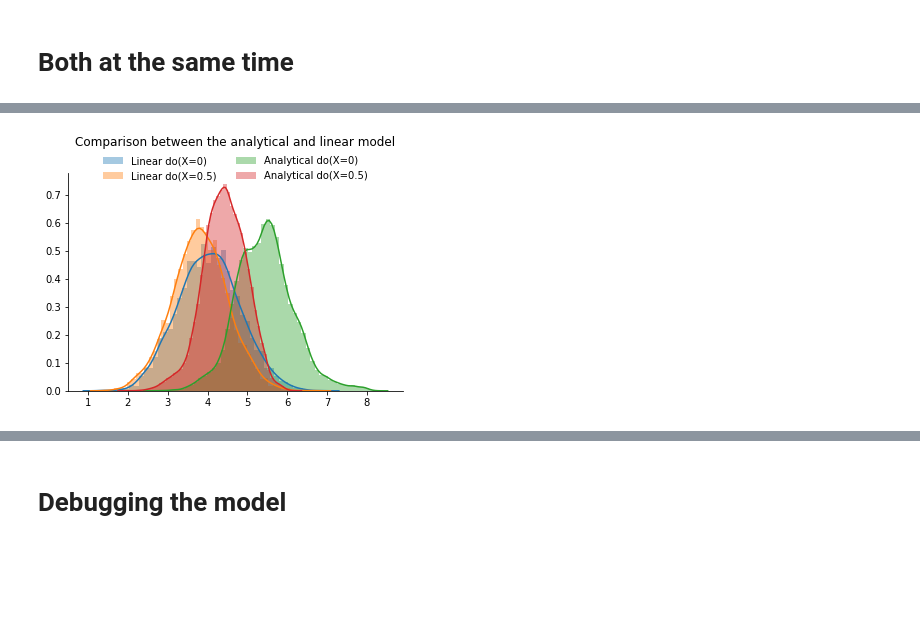
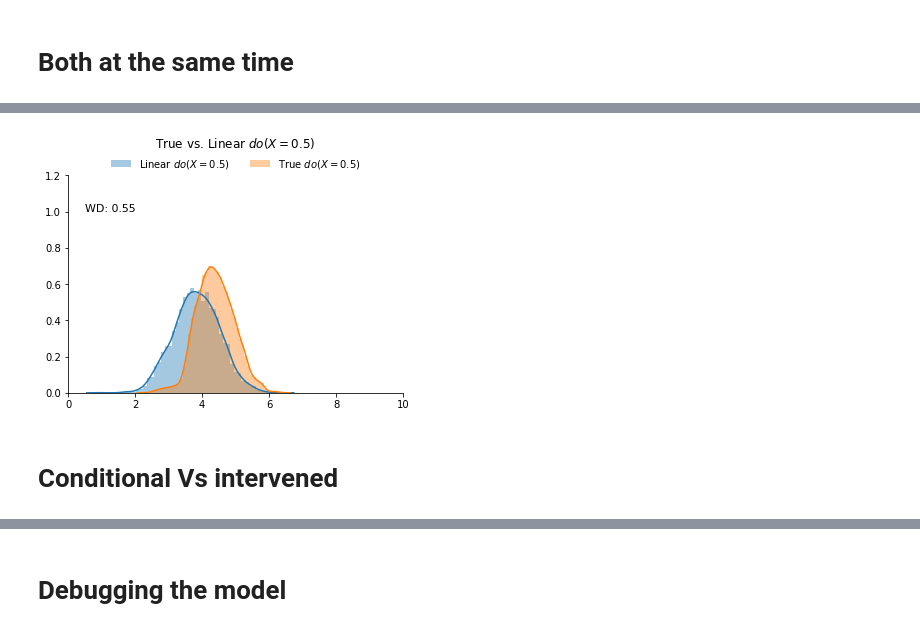
Before and after one commit to Chechgm/causal_effect_estimation_using_nade, a Jupyter notebook: 5-Front_door.ipynb, the cells around one changed output, grey strips where cells are left out. Saved outputs shown, nothing was run; the diff lists cells and outputs as text; code cells hidden in the pictures; blank space fills up the shorter version.

```diff
--- a/5-Front_door.ipynb
+++ b/5-Front_door.ipynb
@@ -149,12 +172,24 @@ tensor(-0.2229, grad_fn=<SubBackward0>)
 # %%
-ax = sns.distplot((mu_ZX_Y_0*data.sd[2]).detach().numpy(), label="Linear do(X=0)")
-ax = sns.distplot((mu_ZX_Y_05*data.sd[2]).detach().numpy(), label="Linear do(X=0.5)")
-ax = sns.distplot(test_1_0, label="Analytical do(X=0)")
-ax = sns.distplot(test_1_05, label="Analytical do(X=0.5)")
-plt.title("Comparison between the analytical and linear model", y=1.10)
+#ax = sns.distplot((mu_ZX_Y_0*data.sd[2]).detach().numpy(), label="Linear $do(X=0)$")
+ax = sns.distplot((mu_ZX_Y_05*data.sd[2]).detach().numpy(), label="Linear $do(X=0.5)$")
+#ax = sns.distplot(test_1_0, label="True $do(X=0)$")
+ax = sns.distplot(test_1_05, label="True $do(X=0.5)$")
+
+#plt.title("True vs. Linear $do(X=0)$", y=1.10)
+plt.title("True vs. Linear $do(X=0.5)$", y=1.10)
 ax.legend(loc="upper center", ncol=2, bbox_to_anchor=(0.5, 1.10), borderaxespad=0, frameon=False)
+
+#ax.text(0.5, 1,"WD: %.2f" % (scipy.stats.wasserstein_distance(test_1_0, (mu_ZX_Y_0*data.sd[2]).detach().numpy()[:,0])), fontsize=11)
+ax.text(0.5, 1,"WD: %.2f" % (scipy.stats.wasserstein_distance(test_1_05, (mu_ZX_Y_05*data.sd[2]).detach().numpy()[:,0])), fontsize=11)
+
+ax.set_xlim(0,10)
+ax.set_ylim(0,1.2)
+
 ax.spines['right'].set_visible(False)
 ax.spines['top'].set_visible(False)
-plt.savefig("./results/linear.pdf", ppi=300, bbox_inches='tight');
+
+plt.savefig("./results/linear_05.pdf", ppi=300, bbox_inches='tight');
 # %% [output]
-[figure, old version]
+[figure, new version]
+# %% [markdown]
+# Conditional Vs intervened
```
Also changed, not shown: parts of 14 cells of this notebook, 15 other files.
